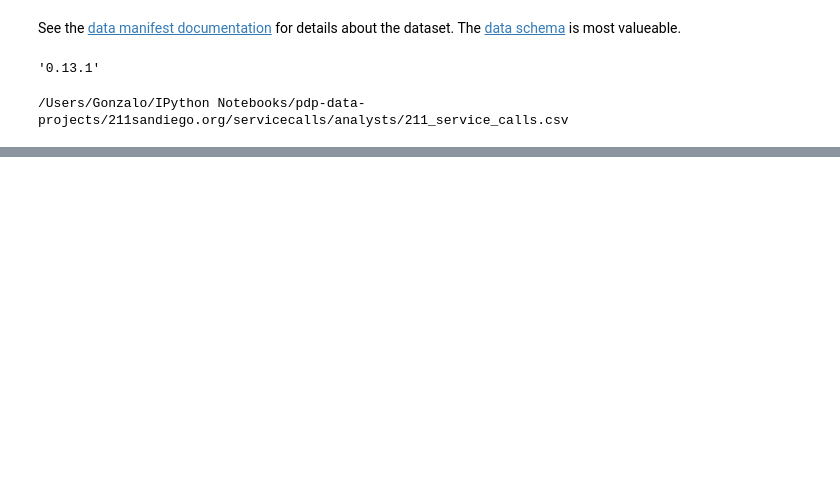
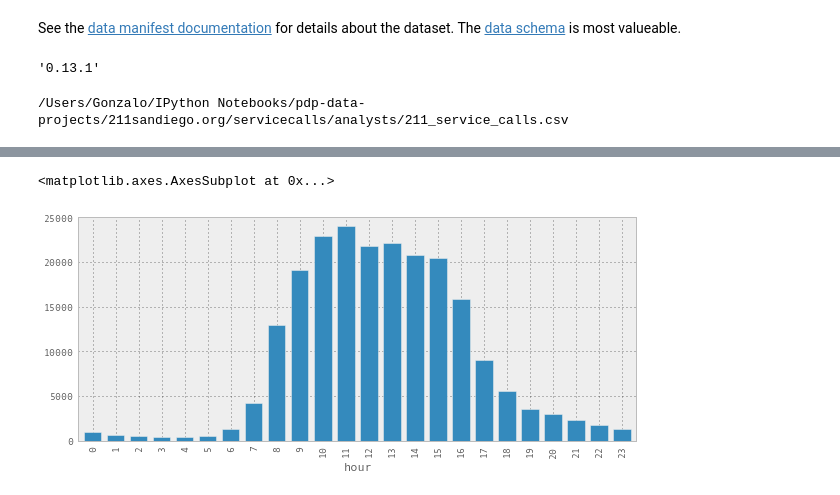
Before and after one commit to sandiegodata-projects/211sandiego-org-17-call_analysis, a Jupyter notebook: analysts/gonzalo.ipynb, the cells around one changed output, grey strips where cells are left out. Cells and saved outputs as stored; diff of their text form; code cells hidden in the pictures; blank space fills up the shorter version.

```diff
--- a/analysts/gonzalo.ipynb
+++ b/analysts/gonzalo.ipynb
@@ -175,0 +105,5 @@ df.groupby(['create_time','client_id']).head()
+# %%
+call_volume_per_hour.plot(kind='bar',figsize=(10, 4))
+# %% [output]
+<matplotlib.axes.AxesSubplot at 0x...>
+[figure, added]
```
Also changed, not shown: parts of 50 cells of this notebook.
